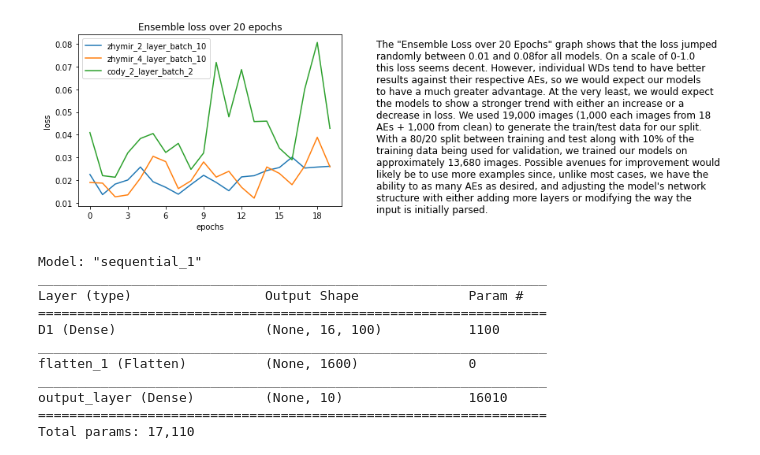
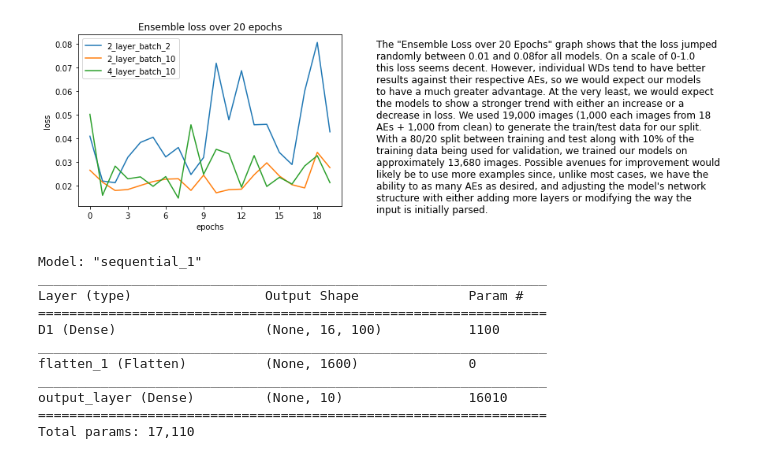
Before and after one commit to CJShearer/project-athena, a Jupyter notebook: Task2/Report.ipynb, the cells around one changed output. Cells and saved outputs as stored; diff of their text form; code cells hidden in the pictures.

Commit message:
changed plot

```diff
--- a/Task2/Report.ipynb
+++ b/Task2/Report.ipynb
@@ -173,37 +173,37 @@ plt.rcParams['axes.facecolor'] = 'white'
 
 # caption by zhymir
 txt = """The "Ensemble Loss over 20 Epochs" graph shows that the loss jumped
 randomly between 0.01 and 0.08for all models. On a scale of 0-1.0
 this loss seems decent. However, individual WDs tend to have better
 results against their respective AEs, so we would expect our models
 to have a much greater advantage. At the very least, we would expect
 the models to show a stronger trend with either an increase or a
 decrease in loss. We used 19,000 images (1,000 each images from 18
 AEs + 1,000 from clean) to generate the train/test data for our split.
 With a 80/20 split between training and test along with 10% of the
 training data being used for validation, we trained our models on
 approximately 13,680 images. Possible avenues for improvement would
 likely be to use more examples since, unlike most cases, we have the
 ability to as many AEs as desired, and adjusting the model's network
 structure with either adding more layers or modifying the way the
 input is initially parsed.
 """
 
 #### plot current model validation histories:
+cody_2_layer_batch_2 = load_from_json('./data/cody_model_2_layer_batch_2_history')
 zhymir_2_layer_history = load_from_json('./data/zhymir_model_2_layer_history')
 zhymir_4_layer_history = load_from_json('./data/zhymir_model_4_layer_history')
-cody_2_layer_batch_2 = load_from_json('./data/cody_model_2_layer_batch_2_history')
+plt.plot(cody_2_layer_batch_2['val_loss'])
 plt.plot(zhymir_2_layer_history['val_loss'])
 plt.plot(zhymir_4_layer_history['val_loss'])
-plt.plot(cody_2_layer_batch_2['val_loss'])
 plt.title('Ensemble loss over 20 epochs')
 plt.xlabel('epochs')
 plt.ylabel('loss')
-plt.legend(['zhymir_2_layer_batch_10','zhymir_4_layer_batch_10', 'cody_2_layer_batch_2'], loc='upper left')
+plt.legend([ '2_layer_batch_2', '2_layer_batch_10','4_layer_batch_10'], loc='upper left')
 plt.figtext(1, 0.05, txt, wrap=True, fontsize=12)
 plt.show()
 # %% [output]
-[figure, old version]
+[figure, new version]
 # %%
 from keras import models
 model = models.load_model('models/cody_model_2_layer_batch_2.h5')
```
Also changed, not shown: parts of 1 cell of this notebook.
